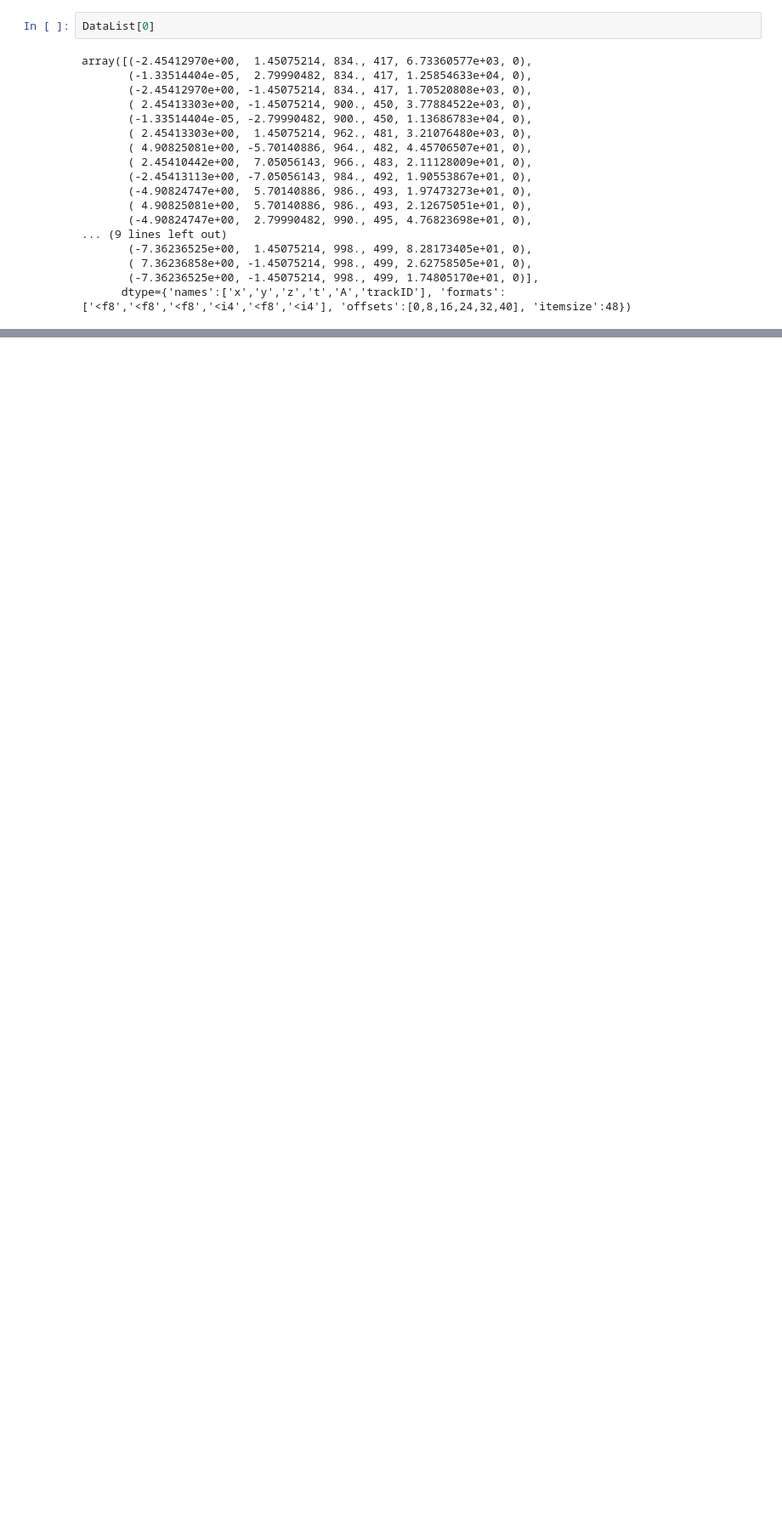
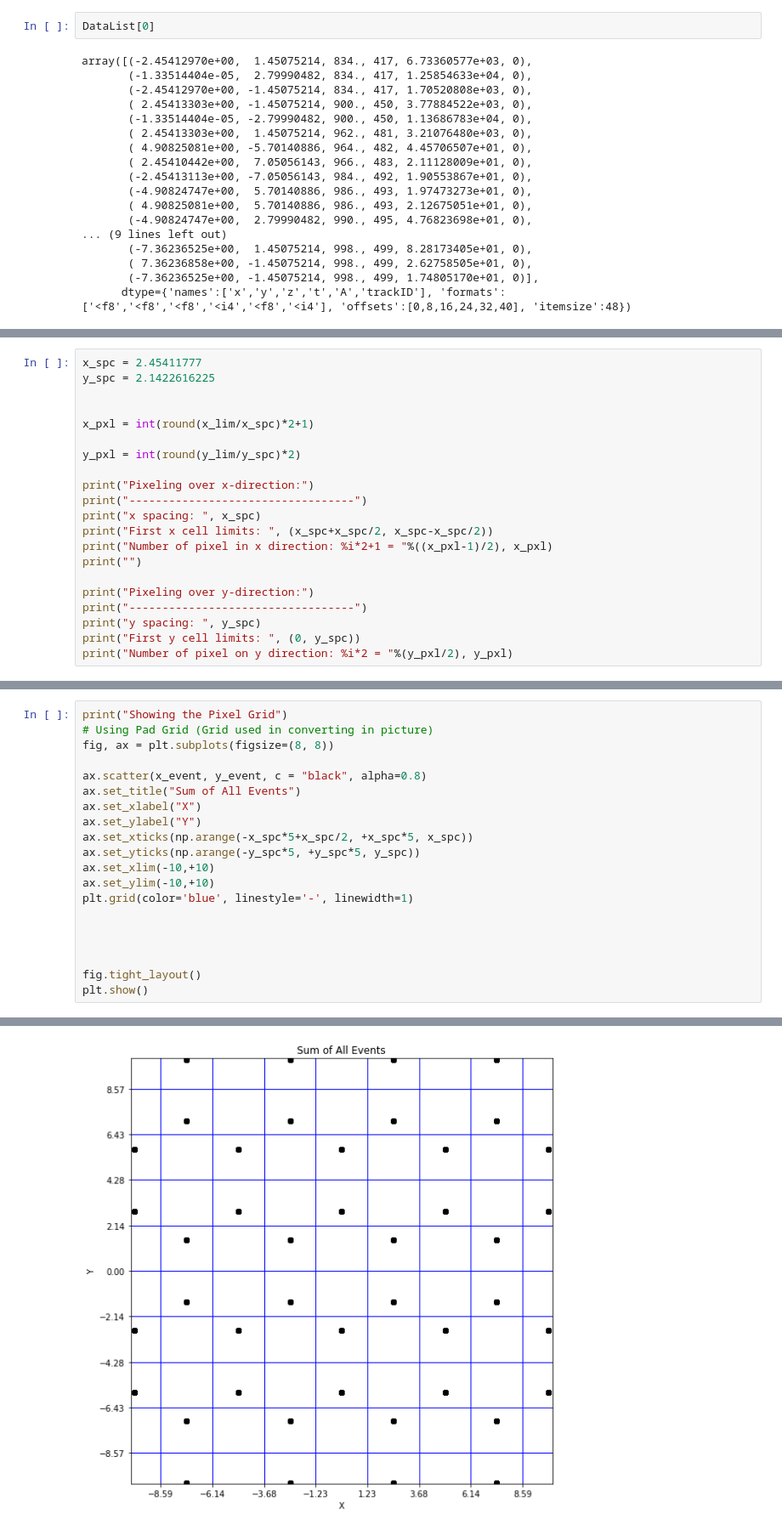
Before and after one commit to fracassetti-stf/AT-TPC_MLProject, a Jupyter notebook: CNN.ipynb, the cells around one changed output, grey strips where cells are left out. Shown at 85% size. Drawn from its saved outputs; the diff is of its cells as text; blank space fills up the shorter version.

```diff
--- a/CNN.ipynb
+++ b/CNN.ipynb
@@ -431,0 +272,21 @@ make_nn_plots(history,0.9)
+# %%
+x_spc = 2.45411777
+y_spc = 2.1422616225
+
+
+x_pxl = int(round(x_lim/x_spc)*2+1)
+
+y_pxl = int(round(y_lim/y_spc)*2)
+
+print("Pixeling over x-direction:")
+print("----------------------------------")
+print("x spacing: ", x_spc)
+print("First x cell limits: ", (x_spc+x_spc/2, x_spc-x_spc/2))
+print("Number of pixel in x direction: %i*2+1 = "%((x_pxl-1)/2), x_pxl)
+print("")
+
+print("Pixeling over y-direction:")
+print("----------------------------------")
+print("y spacing: ", y_spc)
+print("First y cell limits: ", (0, y_spc))
+print("Number of pixel on y direction: %i*2 = "%(y_pxl/2), y_pxl)
@@ -431,0 +305,21 @@ make_nn_plots(history,0.9)
+# %%
+print("Showing the Pixel Grid")
+# Using Pad Grid (Grid used in converting in picture)
+fig, ax = plt.subplots(figsize=(8, 8))
+
+ax.scatter(x_event, y_event, c = "black", alpha=0.8)
+ax.set_title("Sum of All Events")
+ax.set_xlabel("X")
+ax.set_ylabel("Y")
+ax.set_xticks(np.arange(-x_spc*5+x_spc/2, +x_spc*5, x_spc))
+ax.set_yticks(np.arange(-y_spc*5, +y_spc*5, y_spc))
+ax.set_xlim(-10,+10)
+ax.set_ylim(-10,+10)
+plt.grid(color='blue', linestyle='-', linewidth=1)
+
+
+
+
+fig.tight_layout()
+plt.show()
+# %% [output]
@@ -431,0 +327 @@ make_nn_plots(history,0.9)
+[figure, added]
```
Also changed, not shown: parts of 43 cells of this notebook, 1 other file.
